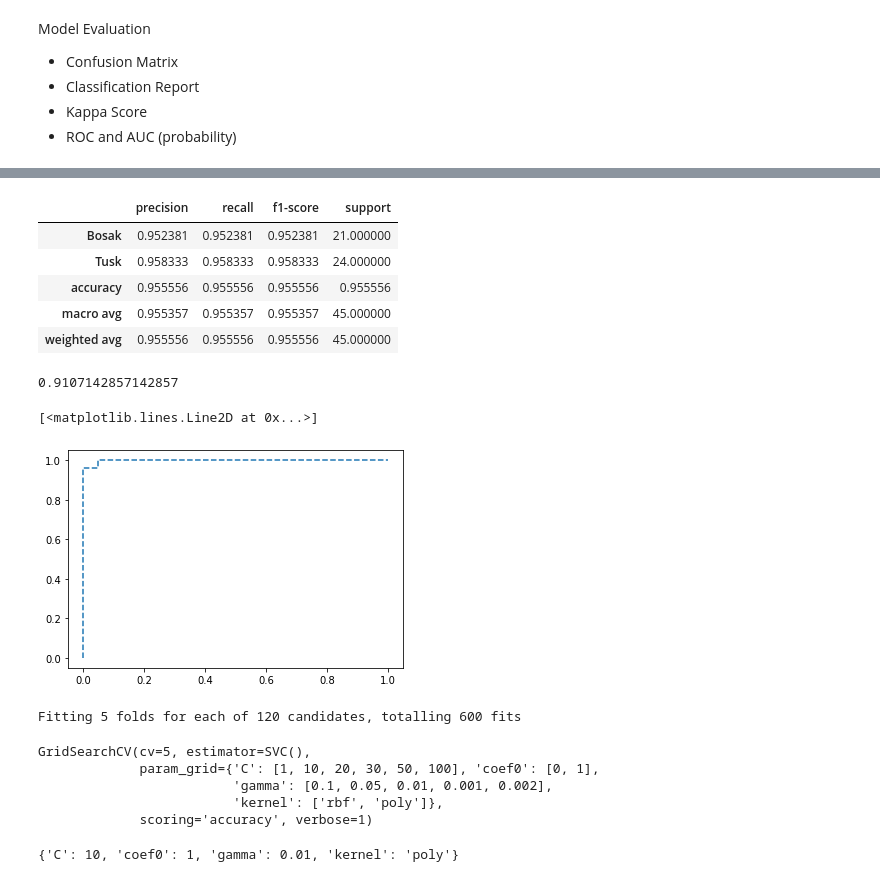
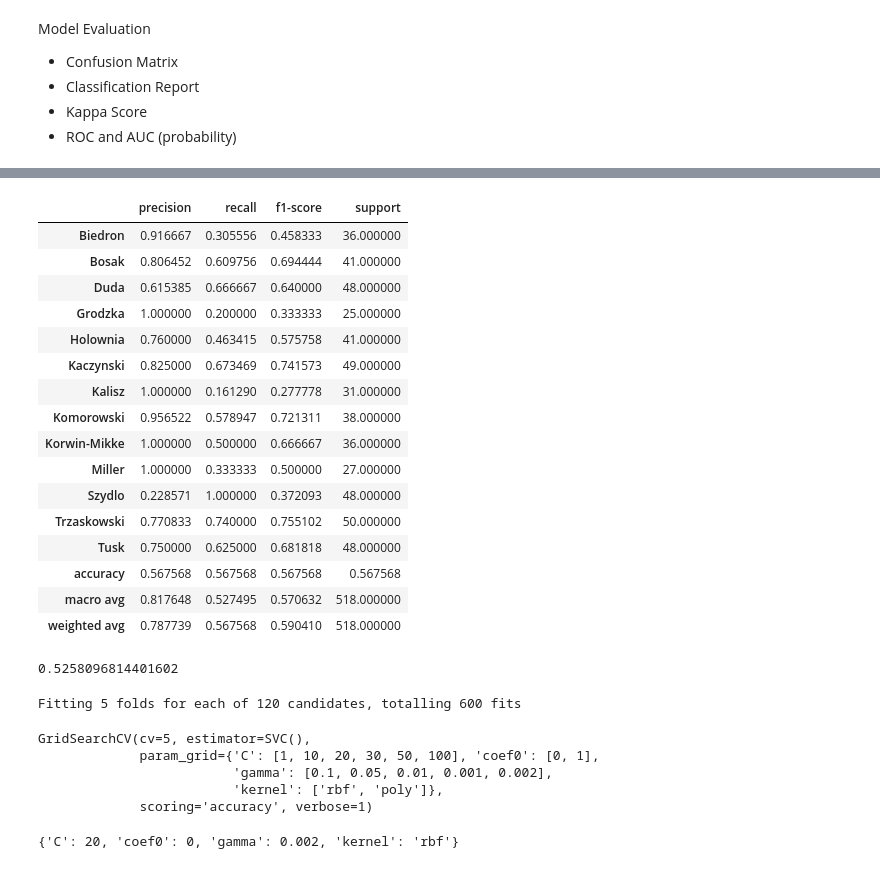
Before and after one commit to voss-m/Machine_Learning_project, a Jupyter notebook: ml_model.ipynb, the cells around one changed output, grey strips where cells are left out. Cells and saved outputs as stored; diff of their text form; code cells hidden in the pictures.

```diff
--- a/ml_model.ipynb
+++ b/ml_model.ipynb
@@ -14,5 +20,5 @@ data_14400_norm.npz            df_images_120_120.pickle
 # %%
-data = np.load('./data/data_pca_50_y_mean.pickle.npz')
+data = np.load('./data/data_pca_250_y_mean.pickle.npz')
 # %%
 X = data['arr_0']
 y = data['arr_1']
@@ -73,16 +79,27 @@ Text(0, 0.5, 'True Values')
 # %%
-cr = metrics.classification_report(y_test, y_pred, target_names=['Bosak','Tusk'],output_dict=True)
+cr = metrics.classification_report(y_test, y_pred, target_names=['Biedron','Bosak','Duda','Grodzka','Holownia','Kaczynski','Kalisz','Komorowski','Korwin-Mikke','Miller','Szydlo','Trzaskowski','Tusk'],output_dict=True)
 pd.DataFrame(cr).T
 # %% [output]
 |  | precision | recall | f1-score | support |
-| Bosak | 0.952381 | 0.952381 | 0.952381 | 21.000000 |
-| Tusk | 0.958333 | 0.958333 | 0.958333 | 24.000000 |
-| accuracy | 0.955556 | 0.955556 | 0.955556 | 0.955556 |
-| macro avg | 0.955357 | 0.955357 | 0.955357 | 45.000000 |
-| weighted avg | 0.955556 | 0.955556 | 0.955556 | 45.000000 |
+| Biedron | 0.916667 | 0.305556 | 0.458333 | 36.000000 |
+| Bosak | 0.806452 | 0.609756 | 0.694444 | 41.000000 |
+| Duda | 0.615385 | 0.666667 | 0.640000 | 48.000000 |
+| Grodzka | 1.000000 | 0.200000 | 0.333333 | 25.000000 |
+| Holownia | 0.760000 | 0.463415 | 0.575758 | 41.000000 |
+| Kaczynski | 0.825000 | 0.673469 | 0.741573 | 49.000000 |
+| Kalisz | 1.000000 | 0.161290 | 0.277778 | 31.000000 |
+| Komorowski | 0.956522 | 0.578947 | 0.721311 | 38.000000 |
+| Korwin-Mikke | 1.000000 | 0.500000 | 0.666667 | 36.000000 |
+| Miller | 1.000000 | 0.333333 | 0.500000 | 27.000000 |
+| Szydlo | 0.228571 | 1.000000 | 0.372093 | 48.000000 |
+| Trzaskowski | 0.770833 | 0.740000 | 0.755102 | 50.000000 |
+| Tusk | 0.750000 | 0.625000 | 0.681818 | 48.000000 |
+| accuracy | 0.567568 | 0.567568 | 0.567568 | 0.567568 |
+| macro avg | 0.817648 | 0.527495 | 0.570632 | 518.000000 |
+| weighted avg | 0.787739 | 0.567568 | 0.590410 | 518.000000 |
 # %%
 #Kappa score - random accuracy
 metrics.cohen_kappa_score(y_test, y_pred)
 #Should be more than 60%!
 # %% [output]
-0.9107142857142857
+0.5258096814401602
@@ -91,8 +106,3 @@ fpr, tpr, thresh = metrics.roc_curve(y_test,y_prob[:,1])
-# %%
-plt.plot(fpr, tpr, '--')
-# %% [output]
-[<matplotlib.lines.Line2D at 0x...>]
-[figure, removed]
 # %%
 from sklearn.model_selection import GridSearchCV
 # %%
@@ -117,7 +127,7 @@ GridSearchCV(cv=5, estimator=SVC(),
 # %%
 model_grid.best_params_
 # %% [output]
-{'C': 10, 'coef0': 1, 'gamma': 0.01, 'kernel': 'poly'}
+{'C': 20, 'coef0': 0, 'gamma': 0.002, 'kernel': 'rbf'}
 # %%
 model_grid.best_score_
 # %% [output]
```
Also changed, not shown: parts of 13 cells of this notebook.
